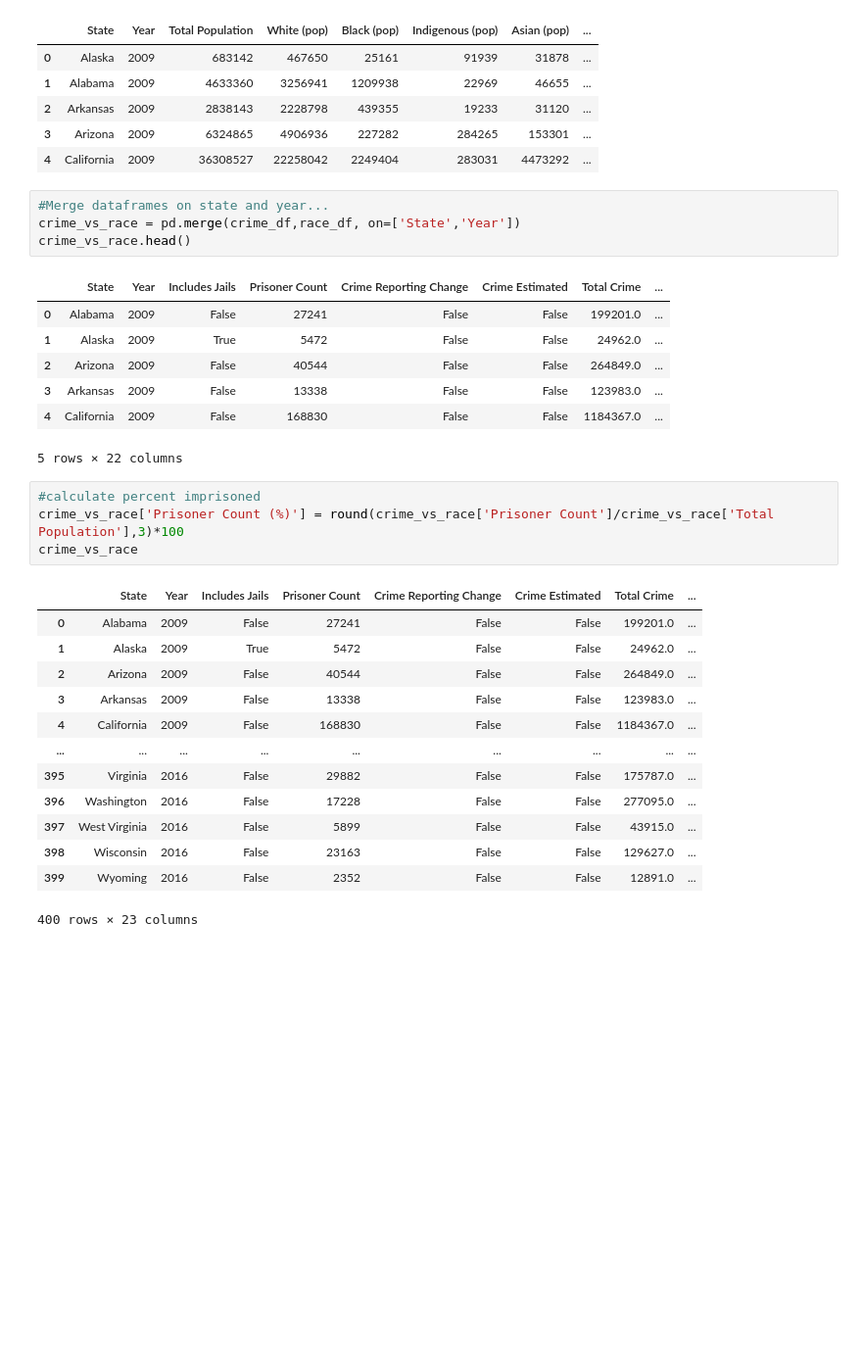
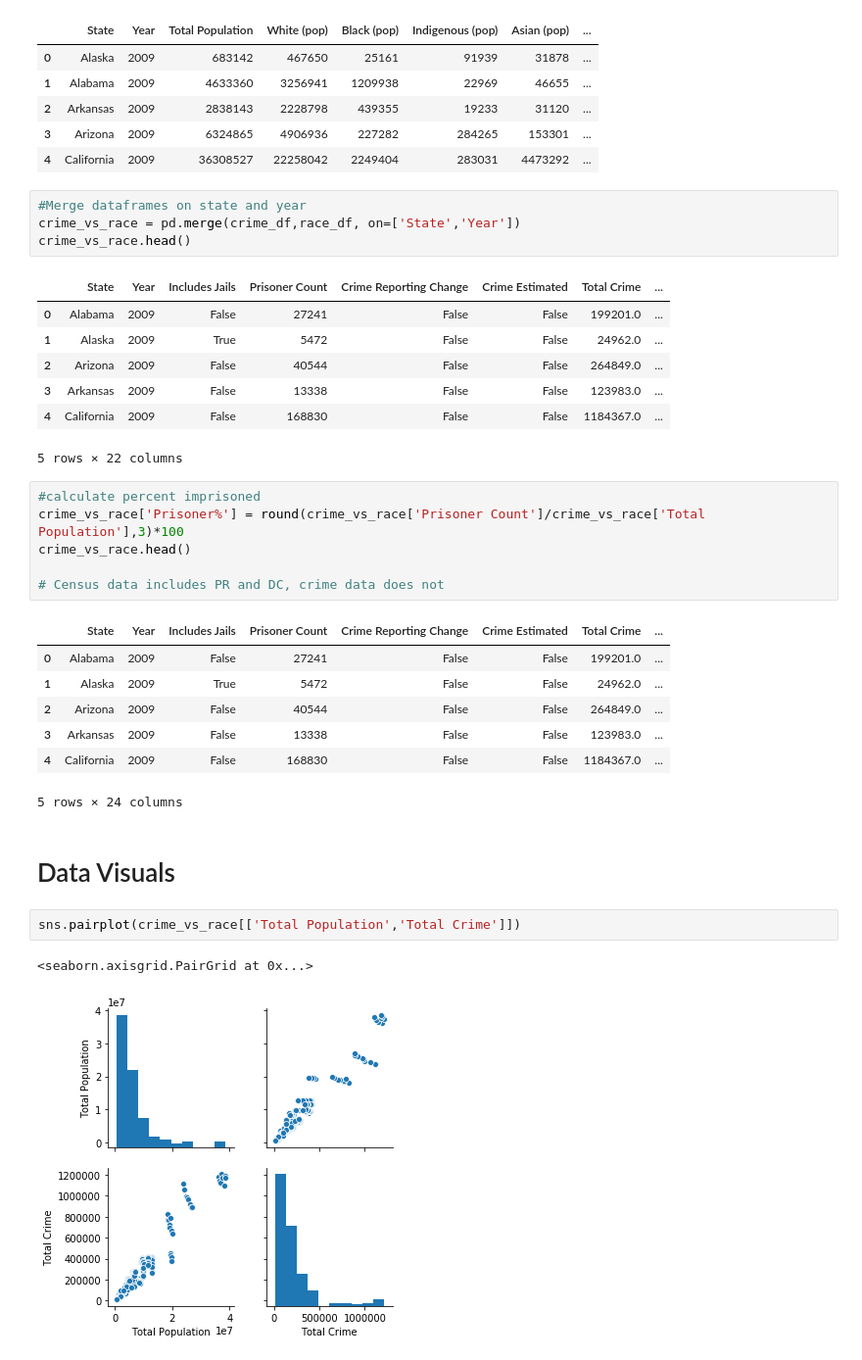
Before and after one commit to octaviaisom/Project1, a Jupyter notebook: main_oi.ipynb, the cells around one changed output. Shown at 98% size. Drawn from its saved outputs; the diff is of its cells as text; blank space fills up the shorter version.

Commit message:
cesus data updated, visual in progress

```diff
--- a/main_oi.ipynb
+++ b/main_oi.ipynb
@@ -58,7 +59,7 @@ race_df.head()
 | 3 | Arizona | 2009 | 6324865 | 4906936 | 227282 | 284265 | 153301 | ... |
 | 4 | California | 2009 | 36308527 | 22258042 | 2249404 | 283031 | 4473292 | ... |
 # %%
-#Merge dataframes on state and year...
+#Merge dataframes on state and year
 crime_vs_race = pd.merge(crime_df,race_df, on=['State','Year'])
 crime_vs_race.head()
 # %% [output]
@@ -71,8 +72,10 @@ crime_vs_race.head()
 5 rows × 22 columns
 # %%
 #calculate percent imprisoned
-crime_vs_race['Prisoner Count (%)'] = round(crime_vs_race['Prisoner Count']/crime_vs_race['Total Population'],3)*100
-crime_vs_race
+crime_vs_race['Prisoner%'] = round(crime_vs_race['Prisoner Count']/crime_vs_race['Total Population'],3)*100
+crime_vs_race.head()
+
+# Census data includes PR and DC, crime data does not
 # %% [output]
 |  | State | Year | Includes Jails | Prisoner Count | Crime Reporting Change | Crime Estimated | Total Crime | ... |
 | 0 | Alabama | 2009 | False | 27241 | False | False | 199201.0 | ... |
@@ -80,10 +83,11 @@ crime_vs_race
 | 2 | Arizona | 2009 | False | 40544 | False | False | 264849.0 | ... |
 | 3 | Arkansas | 2009 | False | 13338 | False | False | 123983.0 | ... |
 | 4 | California | 2009 | False | 168830 | False | False | 1184367.0 | ... |
-| ... | ... | ... | ... | ... | ... | ... | ... | ... |
-| 395 | Virginia | 2016 | False | 29882 | False | False | 175787.0 | ... |
-| 396 | Washington | 2016 | False | 17228 | False | False | 277095.0 | ... |
-| 397 | West Virginia | 2016 | False | 5899 | False | False | 43915.0 | ... |
-| 398 | Wisconsin | 2016 | False | 23163 | False | False | 129627.0 | ... |
-| 399 | Wyoming | 2016 | False | 2352 | False | False | 12891.0 | ... |
-400 rows × 23 columns
+5 rows × 24 columns
+# %% [markdown]
+# Data Visuals
+# %%
+sns.pairplot(crime_vs_race[['Total Population','Total Crime']])
+# %% [output]
+<seaborn.axisgrid.PairGrid at 0x...>
+[figure, added]
```
Also changed, not shown: parts of 3 cells of this notebook, 2 other files.
